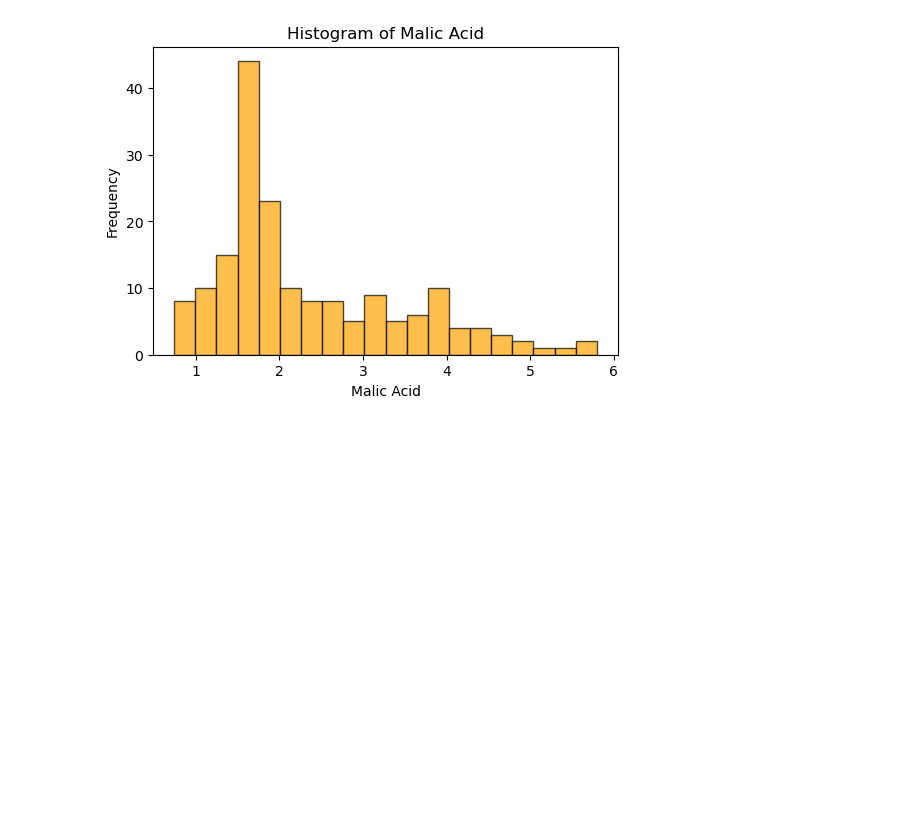
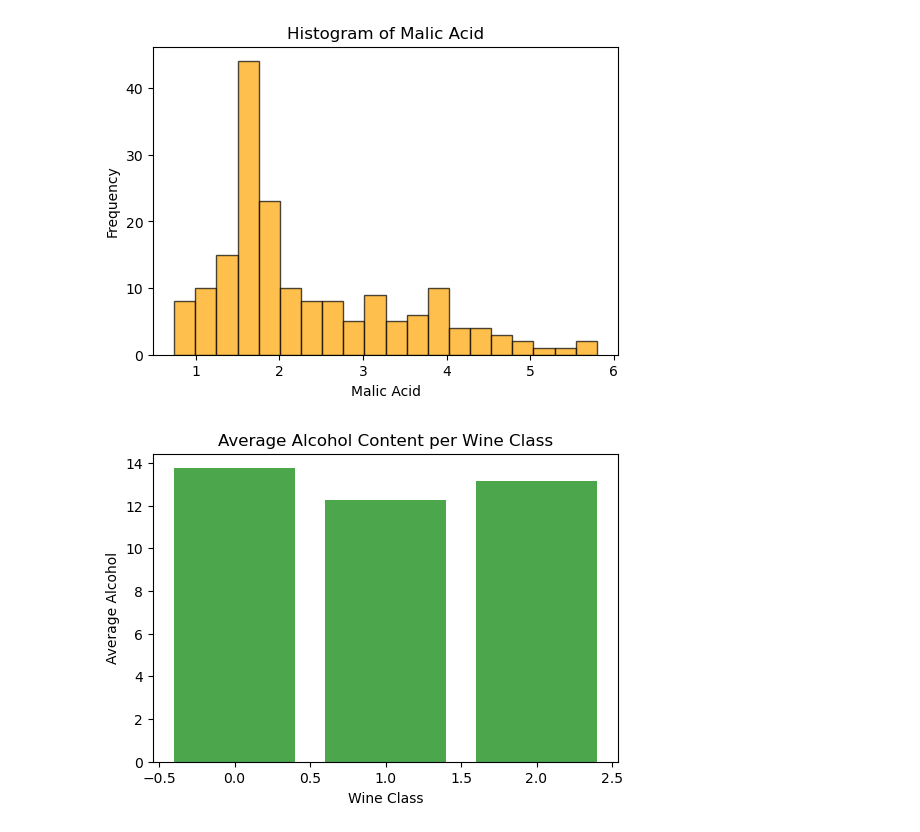
Before and after one commit to md-faiyazkhan/ml-practice, a Jupyter notebook: Matplotlib/Matplotlib.ipynb, the cells around one changed output. Drawn from its saved outputs; the diff is of its cells as text; code cells hidden in the pictures; blank space fills up the shorter version.

```diff
--- a/Matplotlib/Matplotlib.ipynb
+++ b/Matplotlib/Matplotlib.ipynb
@@ -216,3 +216,16 @@ plt.ylabel("Frequency")
 plt.show()
 # %% [output]
 [figure]
+# %%
+# Q: Plot bar chart of average alcohol content per wine class.
+
+avg_alcohol = df.groupby(wine.target)['alcohol'].mean()
+
+plt.figure(figsize=(6,4))
+plt.bar(avg_alcohol.index, avg_alcohol.values, color='green', alpha=0.7)
+plt.title("Average Alcohol Content per Wine Class")
+plt.xlabel("Wine Class")
+plt.ylabel("Average Alcohol")
+plt.show()
+# %% [output]
+[figure, added]
```
